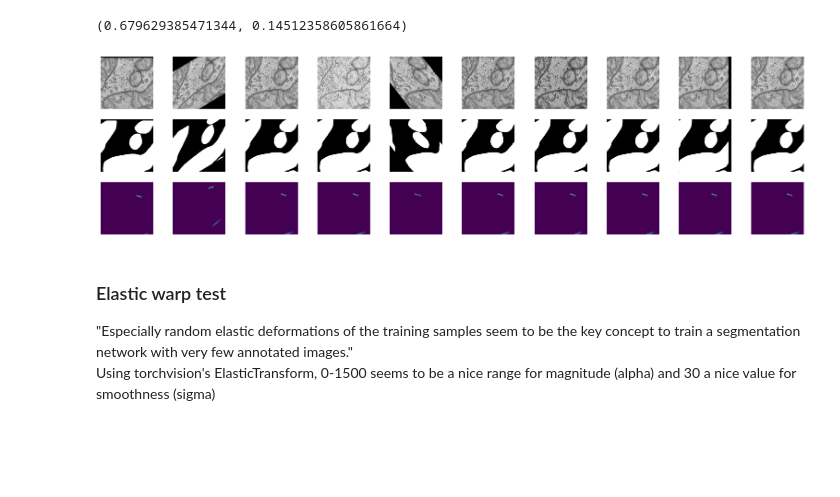
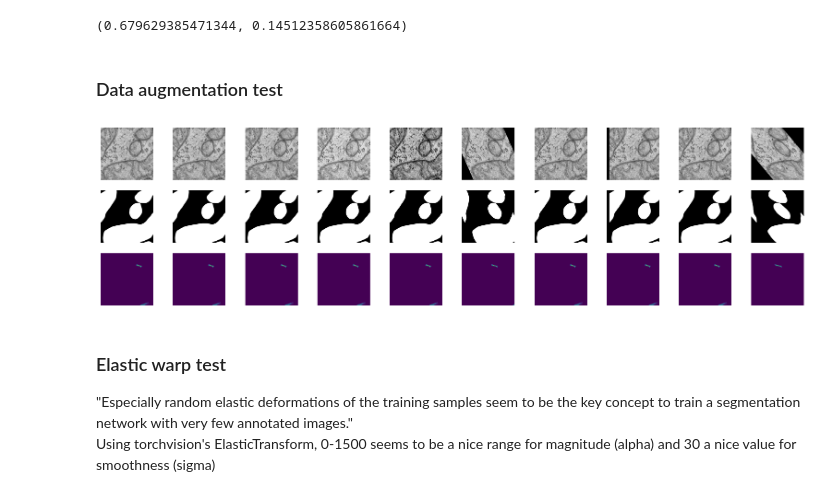
Before and after one commit to ogkristi/mitotem, a Jupyter notebook: notebooks/2-dataloader-test.ipynb, the cells around one changed output. Drawn from its saved outputs; the diff is of its cells as text; code cells hidden in the pictures; blank space fills up the shorter version.

```diff
--- a/notebooks/2-dataloader-test.ipynb
+++ b/notebooks/2-dataloader-test.ipynb
@@ -28,29 +30,31 @@ mean, std = get_mean_and_std()
 mean, std
 # %% [output]
 (0.679629385471344, 0.14512358605861664)
+# %% [markdown]
+### Data augmentation test
 # %%
 import torchvision.transforms.v2 as T
 from src.data.loaders import TrivialAugmentWide
 
 transforms = T.Compose([T.CenterCrop(500), TrivialAugmentWide(), T.ConvertDtype(), T.Normalize(mean=[MEAN], std=[STD])])
 
-dataset = MitoSemsegDataset(root=TRAIN_ROOT, transforms=transforms, weights=True)
+dataset = MitoSemsegDataset(root=TRAIN_ROOT, transforms=transforms, weights=True, debug=True)
 
 top, left, h, w = 1100, 3500, 400, 400
 
 m, n = 3, 10
-augs = [dataset[81] for _ in range(n)]
+augs = [dataset[0] for _ in range(n)]
 
 fig = plt.figure(figsize=(20,5))
 gs = fig.add_gridspec(m, n, wspace=.1)
 ax = gs.subplots()
 [a.axis('off') for a in fig.axes]
 for i in range(n):
     ax[0,i].imshow(augs[i][0].squeeze(), cmap='gray')
     ax[1,i].imshow(augs[i][1], cmap='gray')
     ax[2,i].imshow(augs[i][2])
 # %% [output]
-[figure, old version]
+[figure, new version]
 # %% [markdown]
 ### Elastic warp test
 "Especially random elastic deformations of the training samples seem to be the key concept to train a segmentation network with very few annotated images." <br>
```
Also changed, not shown: parts of 3 cells of this notebook, 12 other files.
